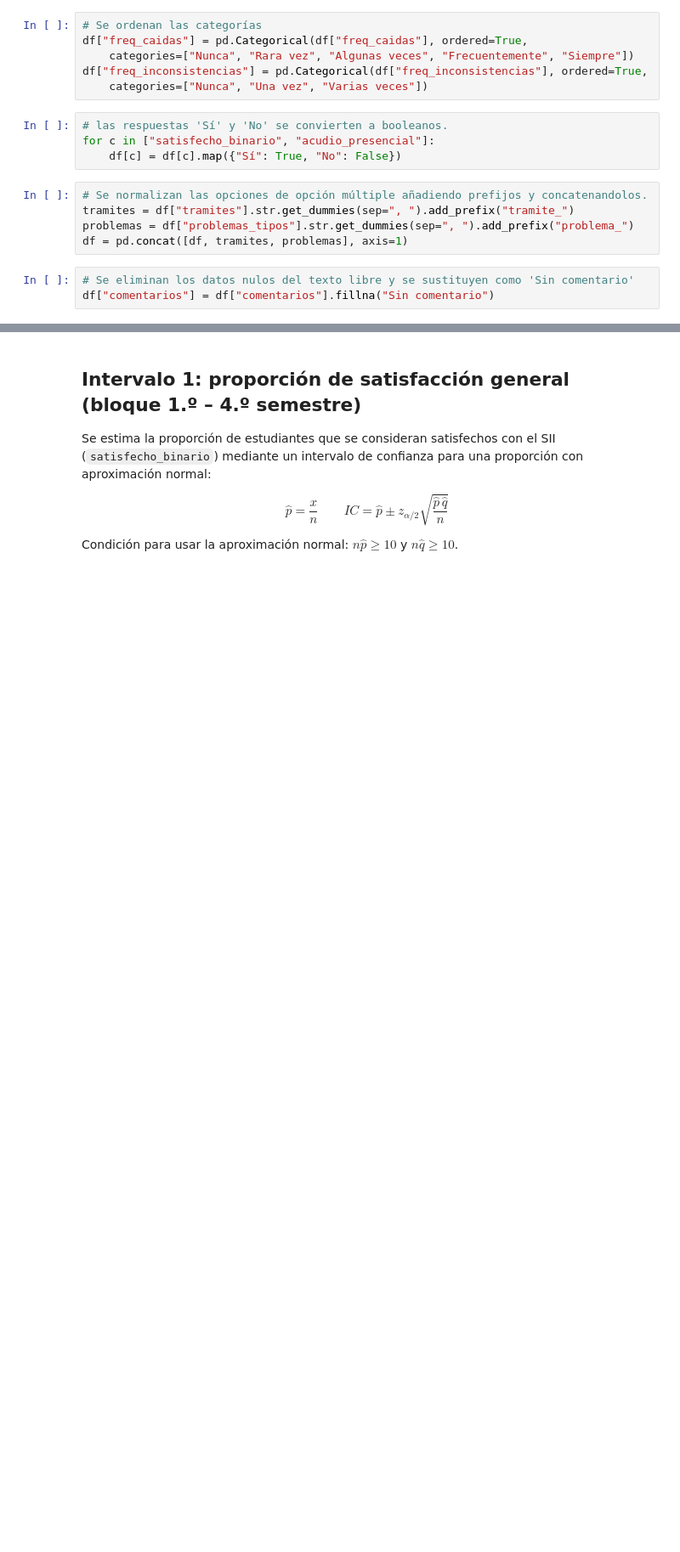
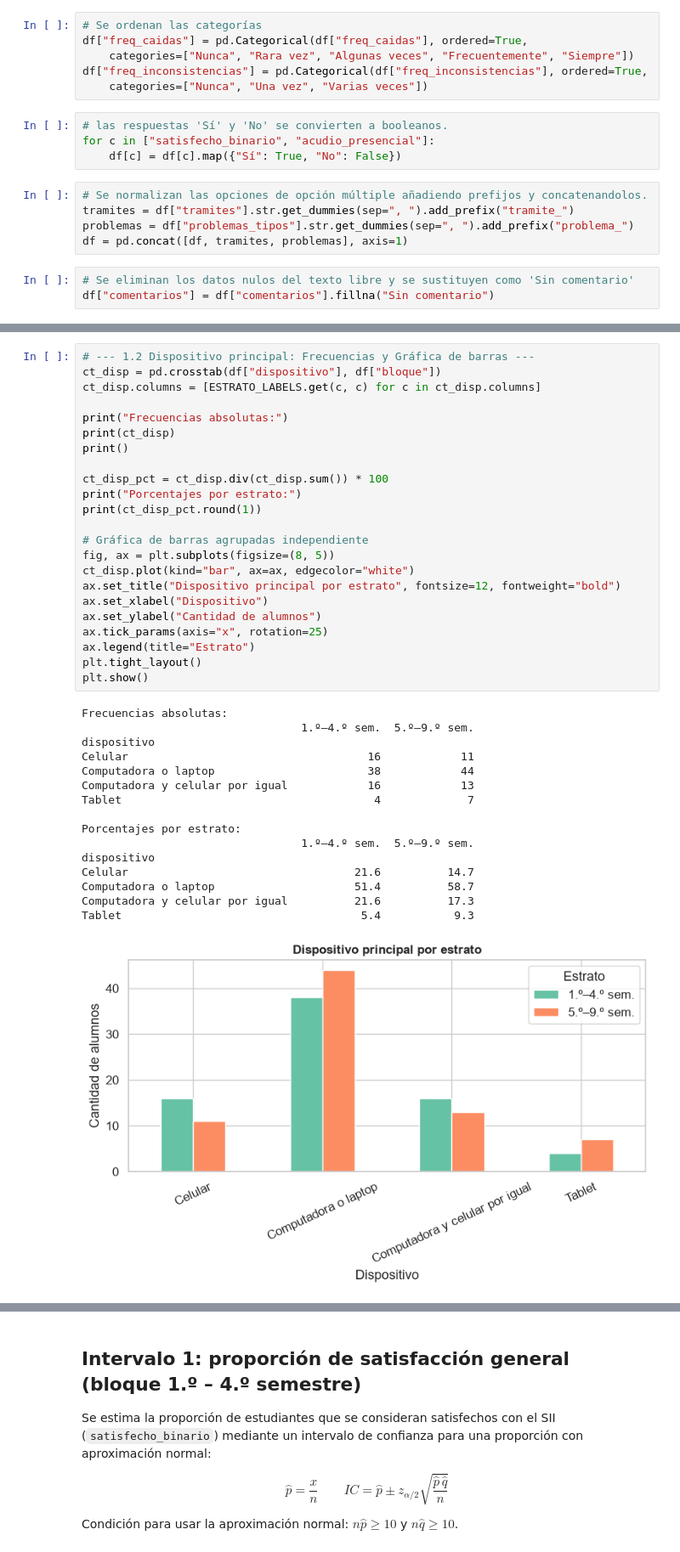
Before and after one commit to MarcoVargas0803/Pandas_proyecto_ciencia_datos, a Jupyter notebook: notebook.ipynb, the cells around one changed output, grey strips where cells are left out. Shown at 85% size. Cells and saved outputs as stored; diff of their text form; blank space fills up the shorter version.

```diff
--- a/notebook.ipynb
+++ b/notebook.ipynb
@@ -103,0 +204,40 @@ memory usage: 47.7 KB
+# %%
+# --- 1.2 Dispositivo principal: Frecuencias y Gráfica de barras ---
+ct_disp = pd.crosstab(df["dispositivo"], df["bloque"])
+ct_disp.columns = [ESTRATO_LABELS.get(c, c) for c in ct_disp.columns]
+
+print("Frecuencias absolutas:")
+print(ct_disp)
+print()
+
+ct_disp_pct = ct_disp.div(ct_disp.sum()) * 100
+print("Porcentajes por estrato:")
+print(ct_disp_pct.round(1))
+
+# Gráfica de barras agrupadas independiente
+fig, ax = plt.subplots(figsize=(8, 5))
+ct_disp.plot(kind="bar", ax=ax, edgecolor="white")
+ax.set_title("Dispositivo principal por estrato", fontsize=12, fontweight="bold")
+ax.set_xlabel("Dispositivo")
+ax.set_ylabel("Cantidad de alumnos")
+ax.tick_params(axis="x", rotation=25)
+ax.legend(title="Estrato")
+plt.tight_layout()
+plt.show()
+# %% [output]
+Frecuencias absolutas:
+                                 1.º–4.º sem.  5.º–9.º sem.
+dispositivo
+Celular                                    16            11
+Computadora o laptop                       38            44
+Computadora y celular por igual            16            13
+Tablet                                      4             7
+
+Porcentajes por estrato:
+                                 1.º–4.º sem.  5.º–9.º sem.
+dispositivo
+Celular                                  21.6          14.7
+Computadora o laptop                     51.4          58.7
+Computadora y celular por igual          21.6          17.3
+Tablet                                    5.4           9.3
+[figure, added]
```
Also changed, not shown: parts of 39 cells of this notebook, 1 other file.
